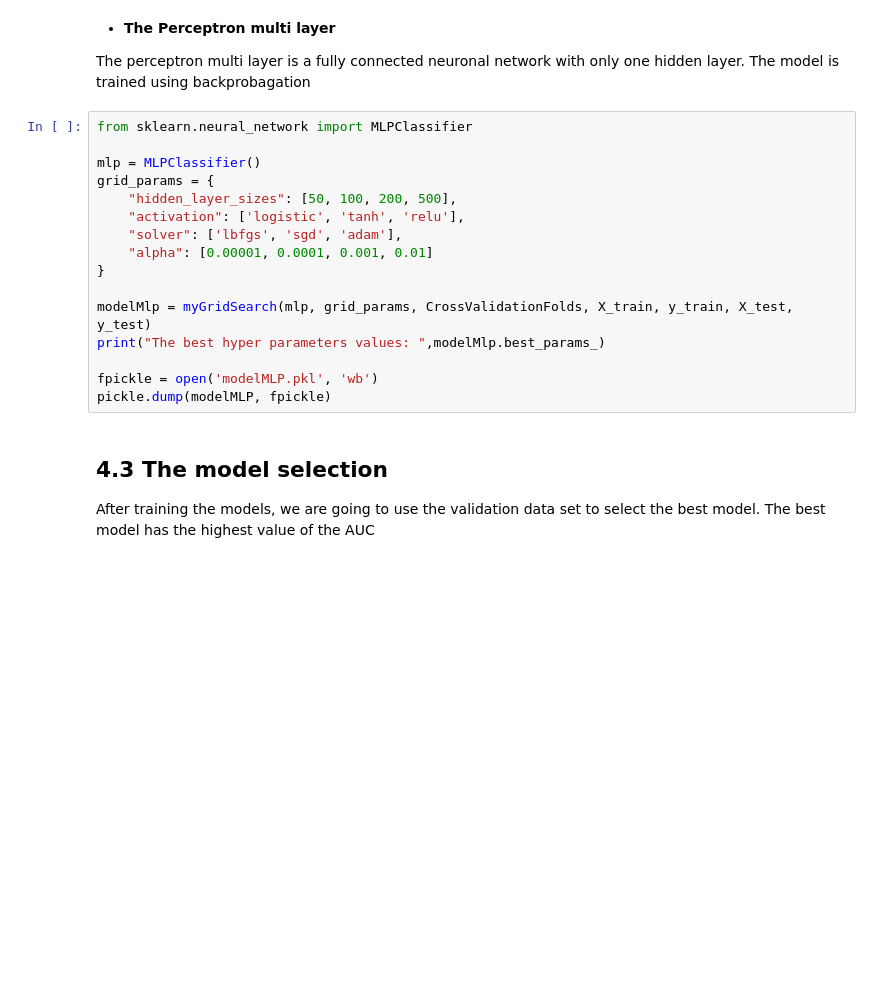
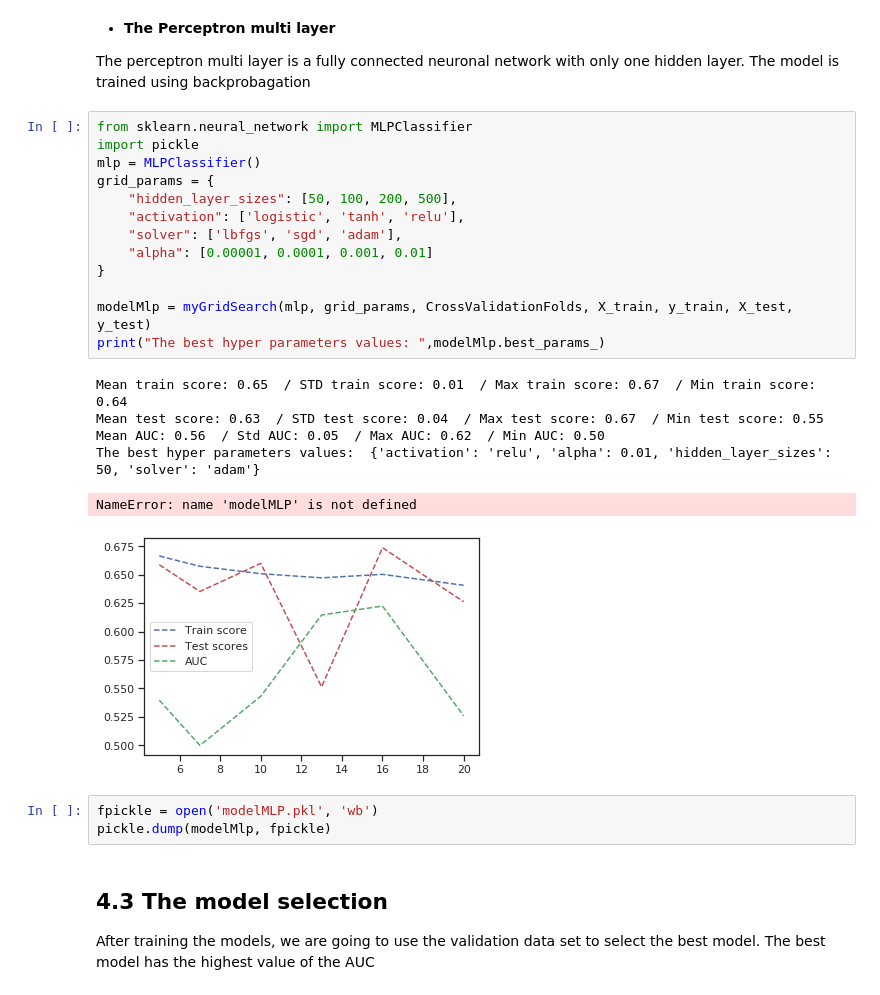
Before and after one commit to yvesEfangon/challenges, a Jupyter notebook: rexel/Report.ipynb, the cells around one changed output. Saved outputs shown, nothing was run; the diff lists cells and outputs as text; blank space fills up the shorter version.

```diff
--- a/rexel/Report.ipynb
+++ b/rexel/Report.ipynb
@@ -537,20 +537,27 @@ The best hyper parameters values:  {'class_weight': None, 'criterion': 'gini', '
 The perceptron multi layer is a fully connected neuronal network with only one hidden layer. The model is trained using backprobagation
 # %%
 from sklearn.neural_network import MLPClassifier
-
+import pickle
 mlp = MLPClassifier()
 grid_params = {
     "hidden_layer_sizes": [50, 100, 200, 500],
     "activation": ['logistic', 'tanh', 'relu'],
     "solver": ['lbfgs', 'sgd', 'adam'],
     "alpha": [0.00001, 0.0001, 0.001, 0.01]
 }
 
 modelMlp = myGridSearch(mlp, grid_params, CrossValidationFolds, X_train, y_train, X_test, y_test)
 print("The best hyper parameters values: ",modelMlp.best_params_)
-
-fpickle = open('modelMLP.pkl', 'wb')
-pickle.dump(modelMLP, fpickle)
+# %% [output]
+Mean train score: 0.65  / STD train score: 0.01  / Max train score: 0.67  / Min train score: 0.64
+Mean test score: 0.63  / STD test score: 0.04  / Max test score: 0.67  / Min test score: 0.55
+Mean AUC: 0.56  / Std AUC: 0.05  / Max AUC: 0.62  / Min AUC: 0.50
+The best hyper parameters values:  {'activation': 'relu', 'alpha': 0.01, 'hidden_layer_sizes': 50, 'solver': 'adam'}
+NameError: name 'modelMLP' is not defined
+[figure, added]
+# %%
+fpickle = open('modelMLP.pkl', 'wb')
+pickle.dump(modelMlp, fpickle)
 # %% [markdown]
 ## 4.3 The model selection
 
```
Also changed, not shown: parts of 28 cells of this notebook, 10 other files.
